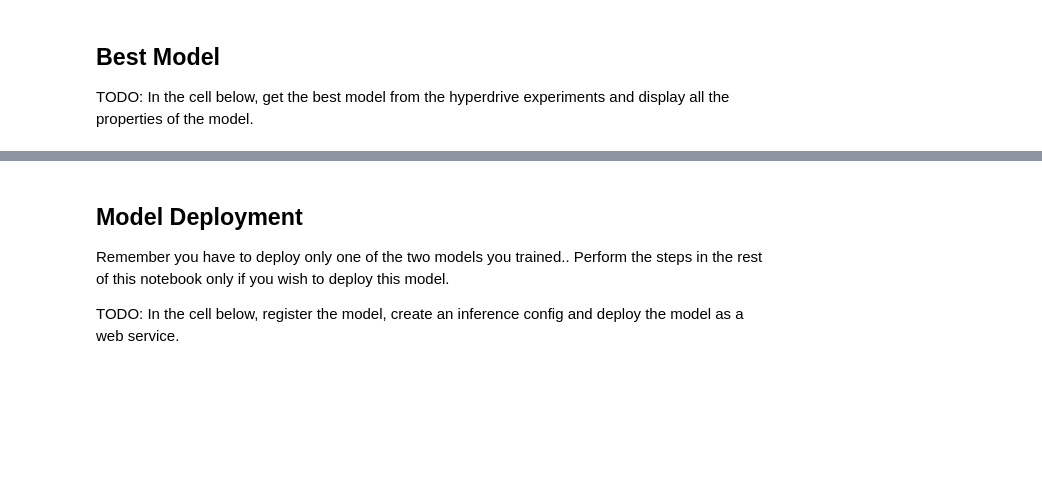
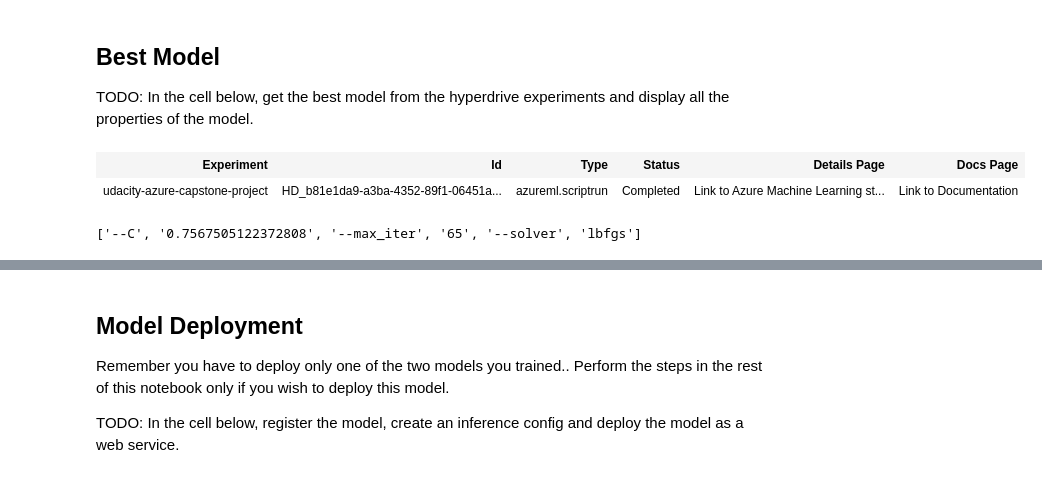
Before and after one commit to bhuiyanmobasshir94/Azure-Machine-Learning-Capstone-Project, a Jupyter notebook: hyperparameter_tuning.ipynb, the cells around one changed output, grey strips where cells are left out. Drawn from its saved outputs; the diff is of its cells as text; code cells hidden in the pictures; blank space fills up the shorter version.

```diff
--- a/hyperparameter_tuning.ipynb
+++ b/hyperparameter_tuning.ipynb
@@ -131,2 +132,3 @@ hyperdrive_run_config = HyperDriveConfig(
 # %%
 #TODO: Submit your experiment
+run = experiment.submit(hyperdrive_run_config)
@@ -136,3 +140,8 @@ hyperdrive_run_config = HyperDriveConfig(
 OPTIONAL: Write about the different models trained and their performance. Why do you think some models did better than others?
 
 TODO: In the cell below, use the `RunDetails` widget to show the different experiments.
+# %%
+from azureml.widgets import RunDetails
+
+RunDetails(run).show()
+run.wait_for_completion(show_output=True)
@@ -144,0 +184,14 @@ TODO: In the cell below, get the best model from the hyperdrive experiments and
+# %%
+import joblib
+from pprint import pprint
+
+best_run = run.get_best_run_by_primary_metric()
+# %%
+best_run
+# %% [output]
+| Experiment | Id | Type | Status | Details Page | Docs Page |
+| udacity-azure-capstone-project | HD_b81e1da9-a3ba-4352-89f1-06451a... | azureml.scriptrun | Completed | Link to Azure Machine Learning st... | Link to Documentation |
+# %%
+best_run.get_details()['runDefinition']['arguments']
+# %% [output]
+['--C', '0.7567505122372808', '--max_iter', '65', '--solver', 'lbfgs']
```
Also changed, not shown: parts of 8 cells of this notebook, 3 other files.
